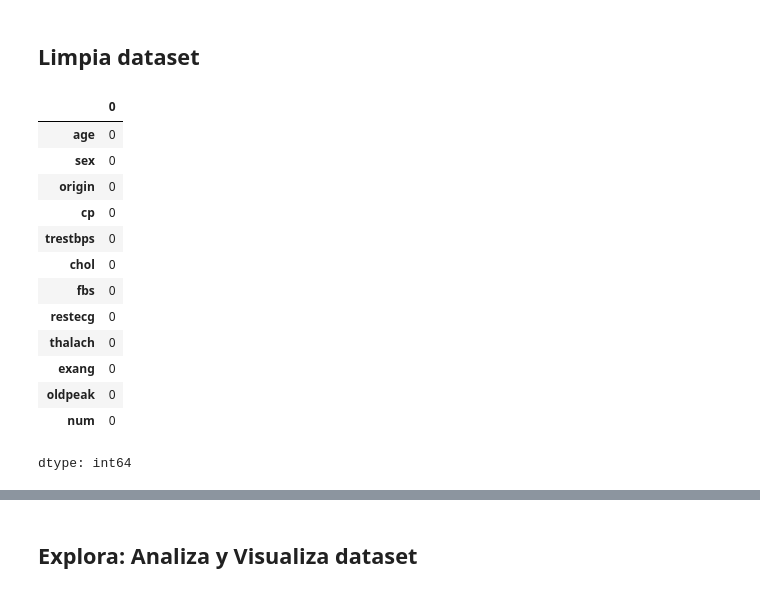
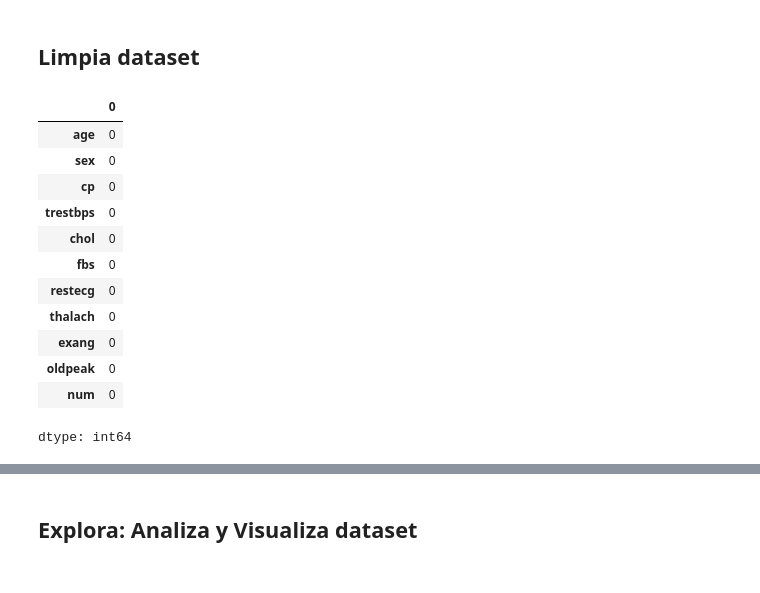
Before and after one commit to Mandroide/macdia-inf8239-casopractico2, a Jupyter notebook: CasoPractico2_DeepLearning.ipynb, the cells around one changed output, grey strips where cells are left out. Saved outputs shown, nothing was run; the diff lists cells and outputs as text; code cells hidden in the pictures.

```diff
--- a/CasoPractico2_DeepLearning.ipynb
+++ b/CasoPractico2_DeepLearning.ipynb
@@ -119,32 +125,31 @@ dtype: int64
 # %%
 # Impute missing values (mean for numerical, mode for categorical)
 num_cols = ['age', 'trestbps', 'chol', 'thalach', 'oldpeak']
 
 num_imputer = SimpleImputer(strategy='mean')
 cat_imputer = SimpleImputer(strategy='most_frequent')
 
-df = df.drop(['id', 'ca', 'thal', 'slope'], axis=1)
+df = df.drop(['id', 'ca', 'thal', 'slope', 'origin'], axis=1)
 df[num_cols] = num_imputer.fit_transform(df[num_cols]) # TODO TRUNCAR
 
 # Fill missing values in 'exang' and convert to int after filling
 df[['exang']] = cat_imputer.fit_transform(df[['exang']])
 df['exang'] = df['exang'].astype(int)
 
 # Fill missing values in 'fbs' and convert to int after filling
 df['fbs'] = df['fbs'].fillna(False)
 df['fbs'] = df['fbs'].astype(int)
 
 df['restecg'] = df['restecg'].fillna('normal')
 
 # Drop rows with remaining missing values
 df = df.dropna(axis=0)
 
 display(df.isnull().sum())
 # %% [output]
 |  | 0 |
 | age | 0 |
 | sex | 0 |
-| origin | 0 |
 | cp | 0 |
 | trestbps | 0 |
 | chol | 0 |
```
Also changed, not shown: parts of 15 cells of this notebook.
